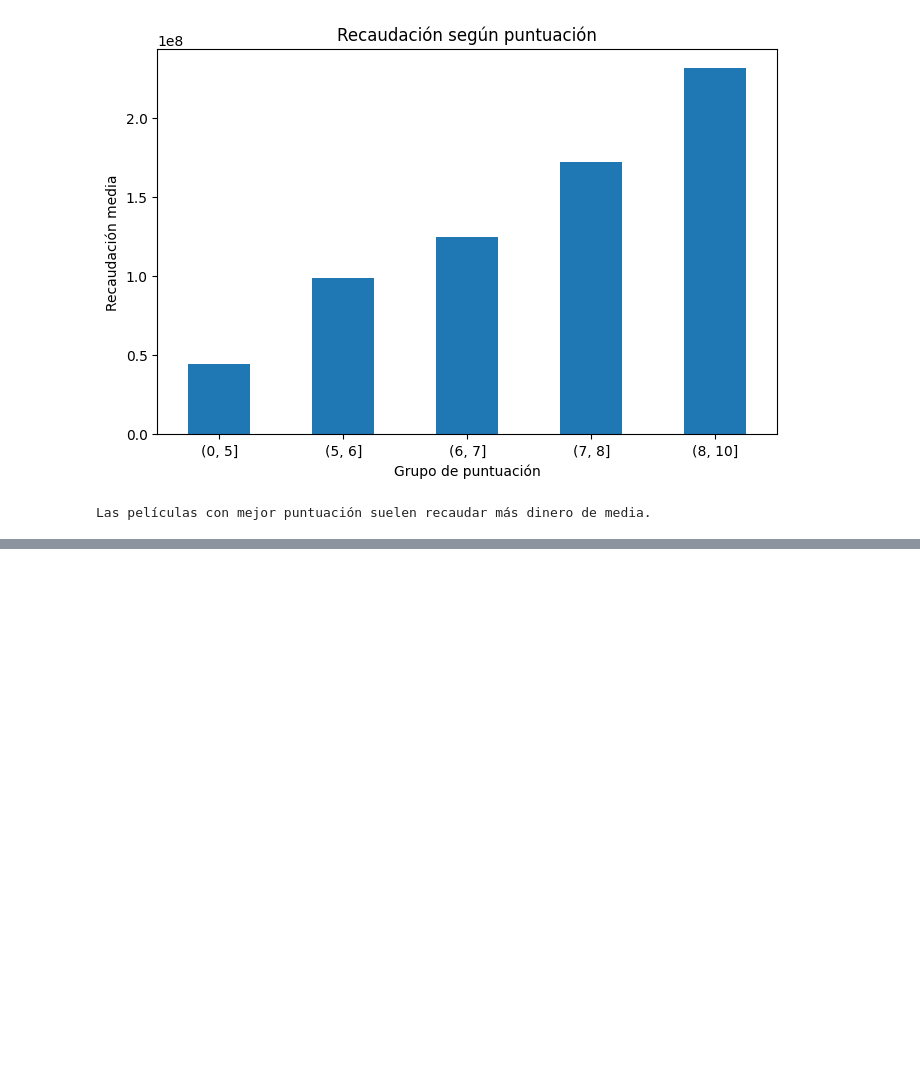
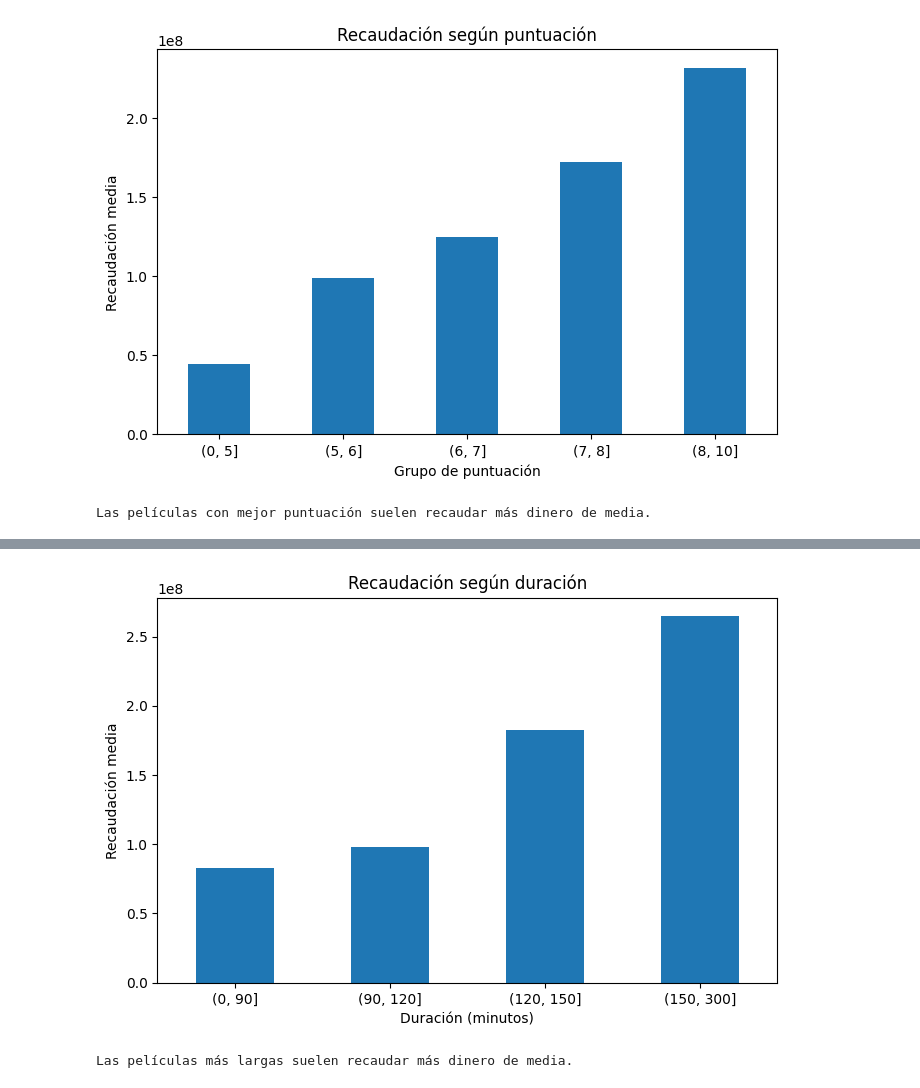
Before and after one commit to lauraargente/Proyecto_Movie_Dataset, a Jupyter notebook: analisis.ipynb, the cells around one changed output, grey strips where cells are left out. Drawn from its saved outputs; the diff is of its cells as text; code cells hidden in the pictures; blank space fills up the shorter version.

Commit message:
Pregunta 5 - ¿La duración de la película influye en el éxito?

```diff
--- a/analisis.ipynb
+++ b/analisis.ipynb
@@ -518,0 +533,30 @@ Las películas con mejor puntuación suelen recaudar más dinero de media.
+# %%
+# Crear grupos de duración
+df_tablajoin["grupo_duracion"] = pd.cut(
+    df_tablajoin["runtime"],
+    bins=[0, 90, 120, 150, 300]
+)
+# %%
+# Recaudación media por duración
+runtime_revenue = (
+    df_tablajoin.groupby("grupo_duracion")["revenue"]
+    .mean()
+)
+# %%
+
+# Gráfico
+plt.figure(figsize=(8,5))
+
+runtime_revenue.plot(kind="bar")
+
+plt.title("Recaudación según duración")
+plt.xlabel("Duración (minutos)")
+plt.ylabel("Recaudación media")
+
+plt.xticks(rotation=0)
+
+plt.show()
+print("Las películas más largas suelen recaudar más dinero de media.")
+# %% [output]
+[figure, added]
+Las películas más largas suelen recaudar más dinero de media.
```
Also changed, not shown: parts of 2 cells of this notebook.
